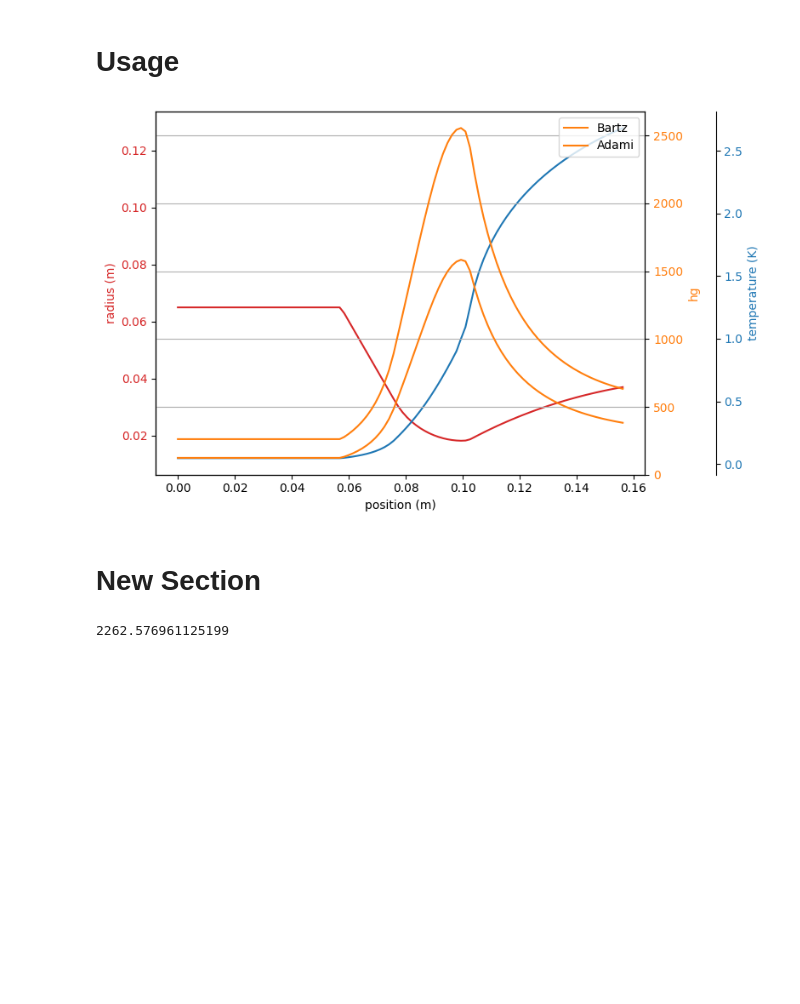
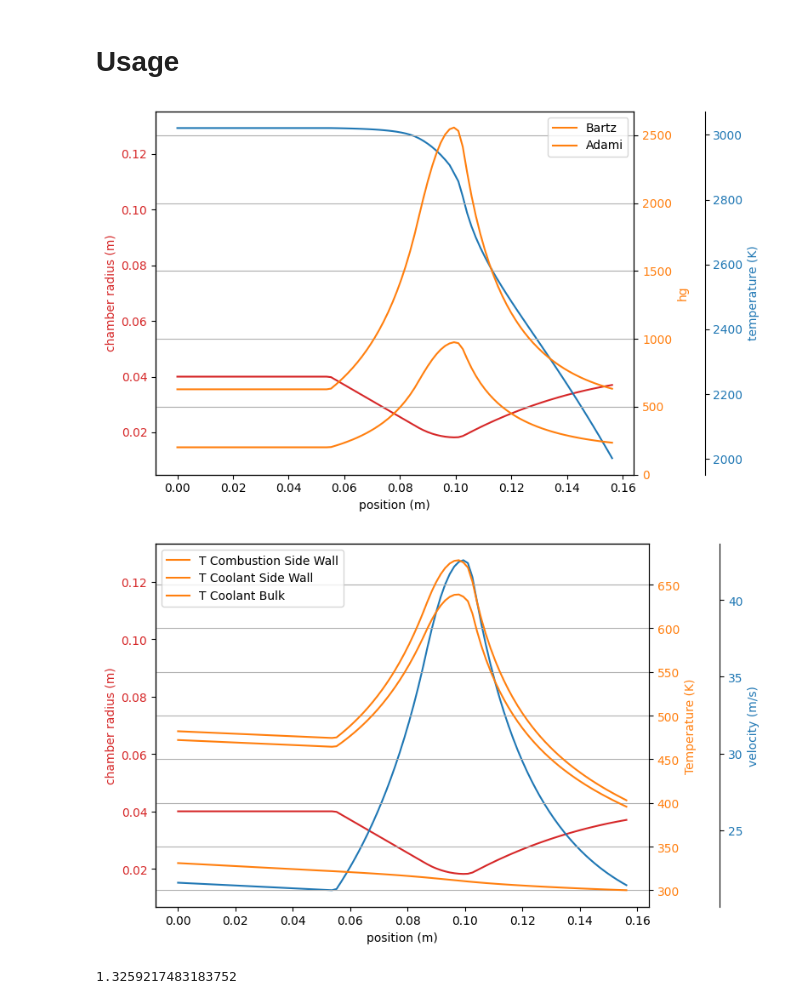
Before and after one commit to icl-rocketry/EngineSim, a Jupyter notebook: enginesizer.ipynb, the cells around one changed output. Cells and saved outputs as stored; diff of their text form; code cells hidden in the pictures; blank space fills up the shorter version.

```diff
--- a/enginesizer.ipynb
+++ b/enginesizer.ipynb
@@ -45,0 +56,12 @@ for mr in range(2,9):
+# %%
+from pyfluids import Fluid, FluidsList, Input
+import numpy as np
+from matplotlib import pyplot as plt
+
+templist = np.linspace(-50, 300, 100)
+dens = np.zeros(100)
+for i, temp in enumerate(templist):
+  methanol = Fluid(FluidsList.Methanol).with_state(Input.pressure(10e5), Input.temperature(temp))
+  dens[i] = methanol.prandtl
+plt.plot(templist, dens)
+plt.show()
@@ -290,44 +422,87 @@ thanos = RocketEngine(
 # %%
+thanos = RocketEngine(
+    oxName = "N2O",
+    fuelName = "Methanol",
+    thrust = 3000,
+    Pc = 20,
+    Pe = 0.85,
+    MR = 3.5)
+
 from matplotlib import pyplot as plt
-thanos_contour = create_contour(thanos, 0.1, 0.065)
+thanos_contour = create_contour(thanos, 0.1, 0.04)
 thanos_thermals = Thermals(thanos, thanos_contour, 0)
 
 fig, ax1 = plt.subplots()
 fig.set_size_inches(8, 5)
 
 color = 'tab:red'
 ax1.set_xlabel('position (m)')
-ax1.set_ylabel('radius (m)', color=color)
+ax1.set_ylabel('chamber radius (m)', color=color)
 ax1.plot(thanos_contour[:,0], thanos_contour[:,1], color=color)
 ax1.tick_params(axis='y', labelcolor=color)
 ax1.set_aspect('equal', adjustable='box')
 ax1.set_ylim(0, 0.14)
 
 ax2 = ax1.twinx()  # instantiate a second axes that shares the same x-axis
 color = 'tab:blue'
 ax2.set_ylabel('temperature (K)', color=color)  # we already handled the x-label with ax1
-ax2.plot(thanos_contour[:,0], thanos_thermals.T[:,1], color=color)
+ax2.plot(thanos_contour[:,0], thanos_thermals.T, color=color)
 ax2.spines['right'].set_position(('outward', 60))
 ax2.tick_params(axis='y', labelcolor=color)
 
 ax3 = ax1.twinx()  # instantiate a second axes that shares the same x-axis
 color = 'tab:orange'
 ax3.set_ylabel('hg', color=color)  # we already handled the x-label with ax1
-ax3.plot(thanos_contour[:,0], thanos_thermals.hg1[:,1], color=color, label='Bartz')
+ax3.plot(thanos_contour[:,0], thanos_thermals.hg1, color=color, label='Bartz')
+ax3.plot(thanos_contour[:,0], thanos_thermals.hg2, color=color, label='Adami')
 ax3.tick_params(axis='y', labelcolor=color)
-ax3.plot(thanos_contour[:,0], thanos_thermals.hg2[:,1], color=color, label='Adami')
 
 #ax1.set_aspect('equal', adjustable='box')
 fig.tight_layout()  # otherwise the right y-label is slightly clipped
 ax3.set_yticks(np.arange(0, 3000, 500))
 plt.grid()
 plt.legend(loc='upper right')
 plt.show()
+
+thanos_channel = Channels(thanos, thanos_contour, thanos_thermals, 0.002)
+channelSim = ChannelSim(thanos, thanos_contour, thanos_thermals, thanos_channel)
+
+fig, ax1 = plt.subplots()
+fig.set_size_inches(8, 5)
+
+color = 'tab:red'
+ax1.set_xlabel('position (m)')
+ax1.set_ylabel('chamber radius (m)', color=color)
+ax1.plot(thanos_contour[:,0], thanos_contour[:,1], color=color)
+ax1.tick_params(axis='y', labelcolor=color)
+ax1.set_aspect('equal', adjustable='box')
+ax1.set_ylim(0, 0.14)
+
+ax2 = ax1.twinx()  # instantiate a second axes that shares the same x-axis
+color = 'tab:blue'
+ax2.set_ylabel('velocity (m/s)', color=color)  # we already handled the x-label with ax1
+ax2.plot(thanos_contour[:,0], channelSim.velocity, color=color, label='velocity')
+ax2.spines['right'].set_position(('outward', 60))
+ax2.tick_params(axis='y', labelcolor=color)
+
+ax3 = ax1.twinx()  # instantiate a second axes that shares the same x-axis
+color = 'tab:orange'
+ax3.set_ylabel('Temperature (K)', color=color)  # we already handled the x-label with ax1
+ax3.tick_params(axis='y', labelcolor=color)
+#ax3.plot(thanos_contour[:,0], channelSim.Taw, color=color, label='T Combustion Bulk')
+ax3.plot(thanos_contour[:,0], channelSim.Twg, color=color, label='T Combustion Side Wall')
+ax3.plot(thanos_contour[:,0], channelSim.Twc, color=color, label='T Coolant Side Wall')
+ax3.plot(thanos_contour[:,0], channelSim.Tco, color=color, label='T Coolant Bulk')
+
+#ax1.set_aspect('equal', adjustable='box')
+fig.tight_layout()  # otherwise the right y-label is slightly clipped
+#ax3.set_yticks(np.arange(0, 3000, 500))
+plt.grid()
+plt.legend(loc='upper left')
+plt.show()
+channelSim.q
+thanos.mdot
 # %% [output]
-[figure, old version]
+[figure, new version]
+[figure, added]
+1.3259217483183752
-# %% [markdown]
-# New Section
-# %%
-thanos.ve
-# %% [output]
-2262.576961125199
```
Also changed, not shown: parts of 8 cells of this notebook.
